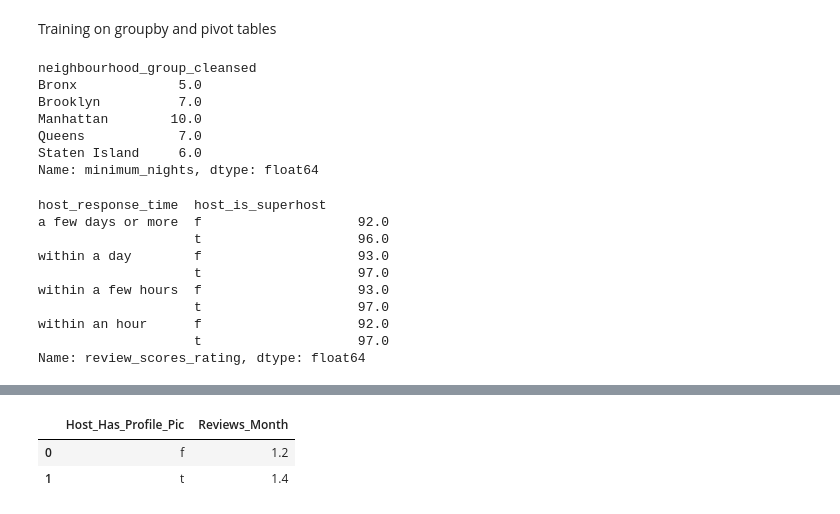
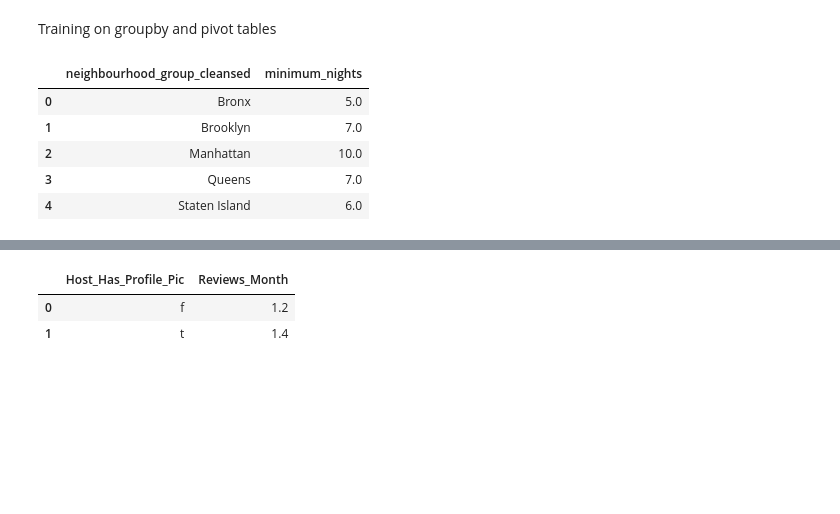
Before and after one commit to AlbaneCM/airbnb, a Jupyter notebook: airbnb.ipynb, the cells around one changed output, grey strips where cells are left out. Saved outputs shown, nothing was run; the diff lists cells and outputs as text; code cells hidden in the pictures; blank space fills up the shorter version.

```diff
--- a/airbnb.ipynb
+++ b/airbnb.ipynb
@@ -868,15 +868,14 @@ Training on groupby and pivot tables
 # %%
 # 5. Average length of stay per borough
 # %%
-min_nights_borough = np.ceil(city.groupby(['neighbourhood_group_cleansed']).minimum_nights.mean())
+min_nights_borough = np.ceil(city.groupby(['neighbourhood_group_cleansed']).minimum_nights.mean()).reset_index()
 min_nights_borough
 # %% [output]
-neighbourhood_group_cleansed
-Bronx             5.0
-Brooklyn          7.0
-Manhattan        10.0
-Queens            7.0
-Staten Island     6.0
-Name: minimum_nights, dtype: float64
+|  | neighbourhood_group_cleansed | minimum_nights |
+| 0 | Bronx | 5.0 |
+| 1 | Brooklyn | 7.0 |
+| 2 | Manhattan | 10.0 |
+| 3 | Queens | 7.0 |
+| 4 | Staten Island | 6.0 |
 # %%
 # 6. Correlation between average score and response time
@@ -884,15 +882 @@ Name: minimum_nights, dtype: float64
-# %%
-host_response = np.round(city.groupby(["host_response_time", "host_is_superhost"]).review_scores_rating.mean(),0)
-host_response
-# %% [output]
-host_response_time  host_is_superhost
-a few days or more  f                    92.0
-                    t                    96.0
-within a day        f                    93.0
-                    t                    97.0
-within a few hours  f                    93.0
-                    t                    97.0
-within an hour      f                    92.0
-                    t                    97.0
-Name: review_scores_rating, dtype: float64
 # %%
```
Also changed, not shown: parts of 3 cells of this notebook.
